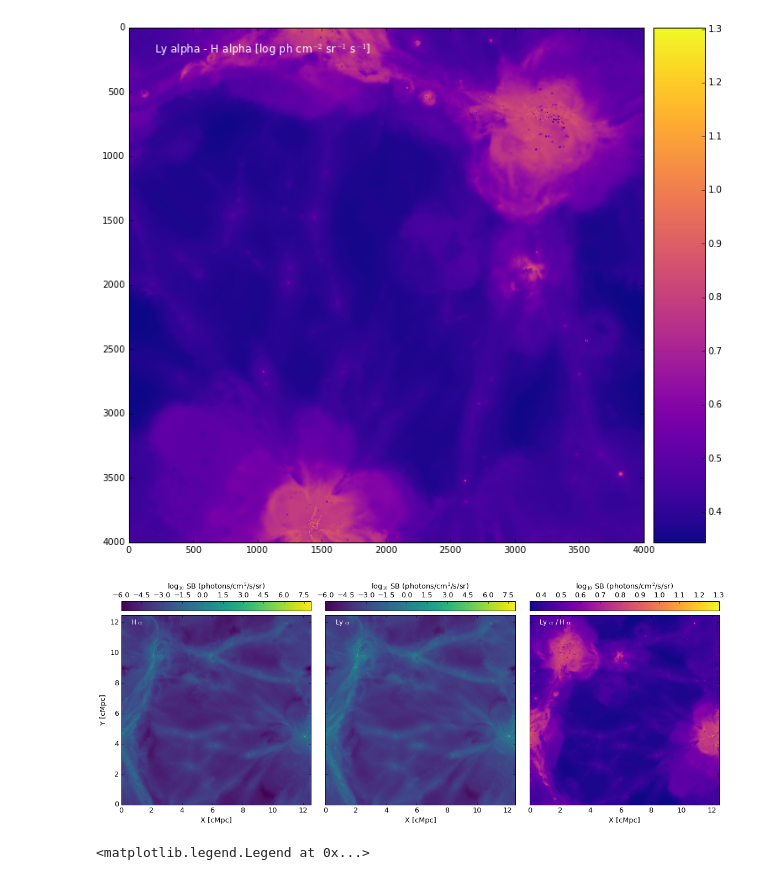
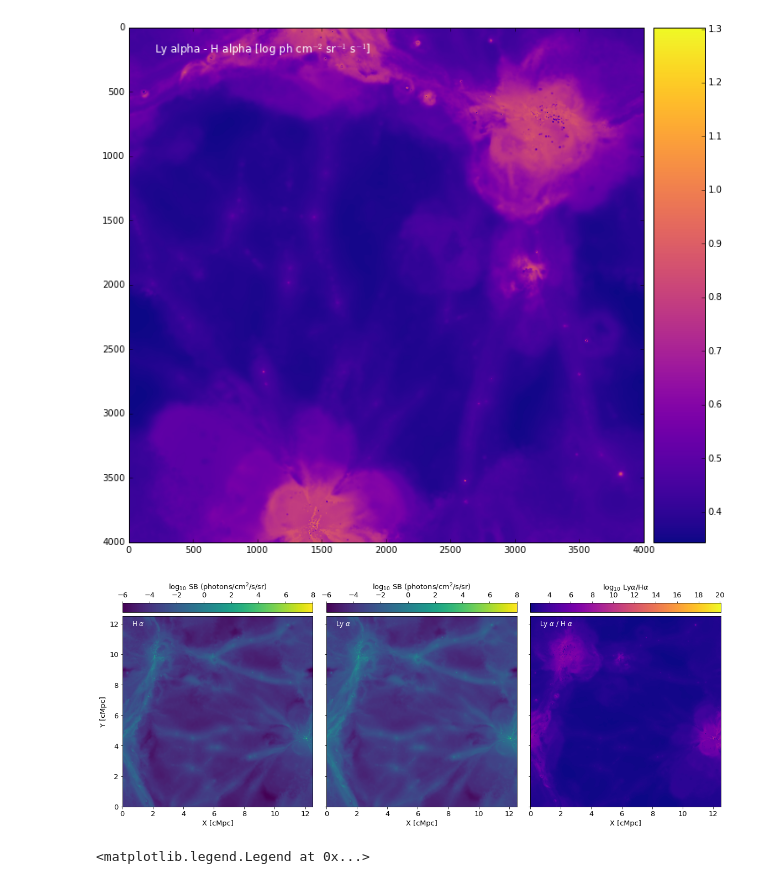
Before and after one commit to lokhorst/HalphaScripts, a Jupyter notebook: EagleSimScripts/EAGLE_Lyalpha_vs_Halpha.ipynb, the cells around one changed output. Saved outputs shown, nothing was run; the diff lists cells and outputs as text; code cells hidden in the pictures.

Commit message:
tweaking plots

```diff
--- a/EagleSimScripts/EAGLE_Lyalpha_vs_Halpha.ipynb
+++ b/EagleSimScripts/EAGLE_Lyalpha_vs_Halpha.ipynb
@@ -7,9 +7,16 @@ import matplotlib.pyplot as plt
 
 %matplotlib inline
 # %%
-datahalpha = np.load('EAGLE/emission_halpha_L0012N0188_28_test2_SmAb_C2Sm_4000pix_1.562500slice_zcen0.78125_noSFR.npz')['arr_0']
-datalyalpha = np.load('EAGLE/emission_lyalpha_L0012N0188_28_test2_SmAb_C2Sm_4000pix_1.562500slice_zcen0.78125_noSFR.npz')['arr_0']
-dataoiii = np.load('/Users/deblokhorst/Desktop/EAGLE/emission_o3_L0012N0188_28_test2_SmAb_C2Sm_4000pix_1.562500slice_zcen0.78125_noSFR.npz')['arr_0']
+machine = 'chinook'
+
+if machine=='coho':
+    datahalpha = np.load('EAGLE/emission_halpha_L0012N0188_28_test2_SmAb_C2Sm_4000pix_1.562500slice_zcen0.78125_noSFR.npz')['arr_0']
+    datalyalpha = np.load('EAGLE/emission_lyalpha_L0012N0188_28_test2_SmAb_C2Sm_4000pix_1.562500slice_zcen0.78125_noSFR.npz')['arr_0']
+    dataoiii = np.load('/Users/deblokhorst/Desktop/EAGLE/emission_o3_L0012N0188_28_test2_SmAb_C2Sm_4000pix_1.562500slice_zcen0.78125_noSFR.npz')['arr_0']
+elif machine=='chinook':
+    datahalpha = np.load('/Users/lokhorst/Desktop/EAGLE/Niagaraoutput/run1/emission_halpha_L0012N0188_28_test2_SmAb_C2Sm_4000pix_1.562500slice_zcen0.78125_noSFR.npz')['arr_0']
+    datalyalpha = np.load('/Users/lokhorst/Desktop/EAGLE/Niagaraoutput/run1/emission_lyalpha_L0012N0188_28_test2_SmAb_C2Sm_4000pix_1.562500slice_zcen0.78125_noSFR.npz')['arr_0']
+    dataoiii = np.load('/Users/lokhorst/Desktop/EAGLE/Niagaraoutput/run2/emission_o3_L0012N0188_28_test2_SmAb_C2Sm_4000pix_1.562500slice_zcen0.78125_noSFR.npz')['arr_0']
 # %%
 fig,((ax1,ax2),(ax3,ax4)) = plt.subplots(2,2,figsize=(16,14))
 
@@ -87,11 +94,10 @@ plt.savefig('lyalphaminushalpha.png')
 # %% [output]
 [figure]
 # %%
-def pltimg(data_FOV,ax,xystarts,size,label=None,colmap = 'viridis',colorbar=True,labelaxes=True,Vmin=None,Vmax=None):
+def pltimg(data_FOV,ax,xystarts,size,label=None,colmap = 'viridis',colorbar=True,labelaxes=True,Vmin=None,Vmax=None,clabel = r'log$_{10}$ SB (photons/cm$^2$/s/sr)'):
     ax.patch.set_facecolor(cm.get_cmap(colmap)(0.)) # sets background color to lowest color map value
     img = ax.imshow(data_FOV.T,extent=(xystarts[0],xystarts[0]+size[0],xystarts[1],xystarts[1]+size[1]),\
                     origin='lower', cmap=cm.get_cmap(colmap),interpolation='nearest',vmin=Vmin,vmax=Vmax)
-    clabel = r'log$_{10}$ SB (photons/cm$^2$/s/sr)'
 
     if labelaxes:
         fontsize=13
@@ -119,35 +125,36 @@ def pltimg(data_FOV,ax,xystarts,size,label=None,colmap = 'viridis',colorbar=True
     if label is not None:
         ax.text(0.0,0.9,label,transform=ax.transAxes,color='white',fontsize=9)
 
 fig,(ax1,ax2,ax3) = plt.subplots(1,3,figsize=(16,16))
 
 Vmin=-6; Vmax=8
 pltimg(datahalpha,ax1,[0,0],[12.5,12.5],label=None,colmap = 'viridis',colorbar=True,labelaxes=True,
        Vmin=Vmin,Vmax=Vmax)
 plt.text(0.05,0.95,r'H $\alpha$',transform=ax1.transAxes,\
          horizontalalignment='left',color='white',fontsize=12)
 
 pltimg(datalyalpha,ax2,[0,0],[12.5,12.5],label=None,colmap = 'viridis',colorbar=True,labelaxes=True,
        Vmin=Vmin,Vmax=Vmax)
 plt.text(0.05,0.95,r'Ly $\alpha$ ',transform=ax2.transAxes,\
          horizontalalignment='left',color='white',fontsize=12)
 
-pltimg(datalyalpha-datahalpha,ax3,[0,0],[12.5,12.5],label=None,colmap = 'plasma',colorbar=True,labelaxes=True)
+pltimg(10**(datalyalpha-datahalpha),ax3,[0,0],[12.5,12.5],label=None,colmap = 'plasma',colorbar=True,labelaxes=True,
+      clabel=r'log$_{10}$ Ly$\alpha$/H$\alpha$')
 plt.text(0.05,0.95,r'Ly $\alpha$ / H $\alpha$',transform=ax3.transAxes,horizontalalignment='left',color='white',fontsize=12)
 # log( a/b ) = log(a) - log(b)
 
 ax2.set_yticklabels([])
 ax2.set_ylabel('')
 ax3.set_yticklabels([])
 ax3.set_ylabel('')
 
 fig.subplots_adjust( wspace=0.)
 
 plt.tight_layout()
 
 plt.savefig('lyalphahalpha_threeplotcomparison.png')
 # %% [output]
-[figure, old version]
+[figure, new version]
 # %%
 fig = plt.subplots(1,1,figsize=[6,5])
 plt.hist(datahalpha.flatten(),bins=50,log='True',normed='True',histtype='step',label=r'H$\alpha$')
```
Also changed, not shown: parts of 3 cells of this notebook, 6 other files.
